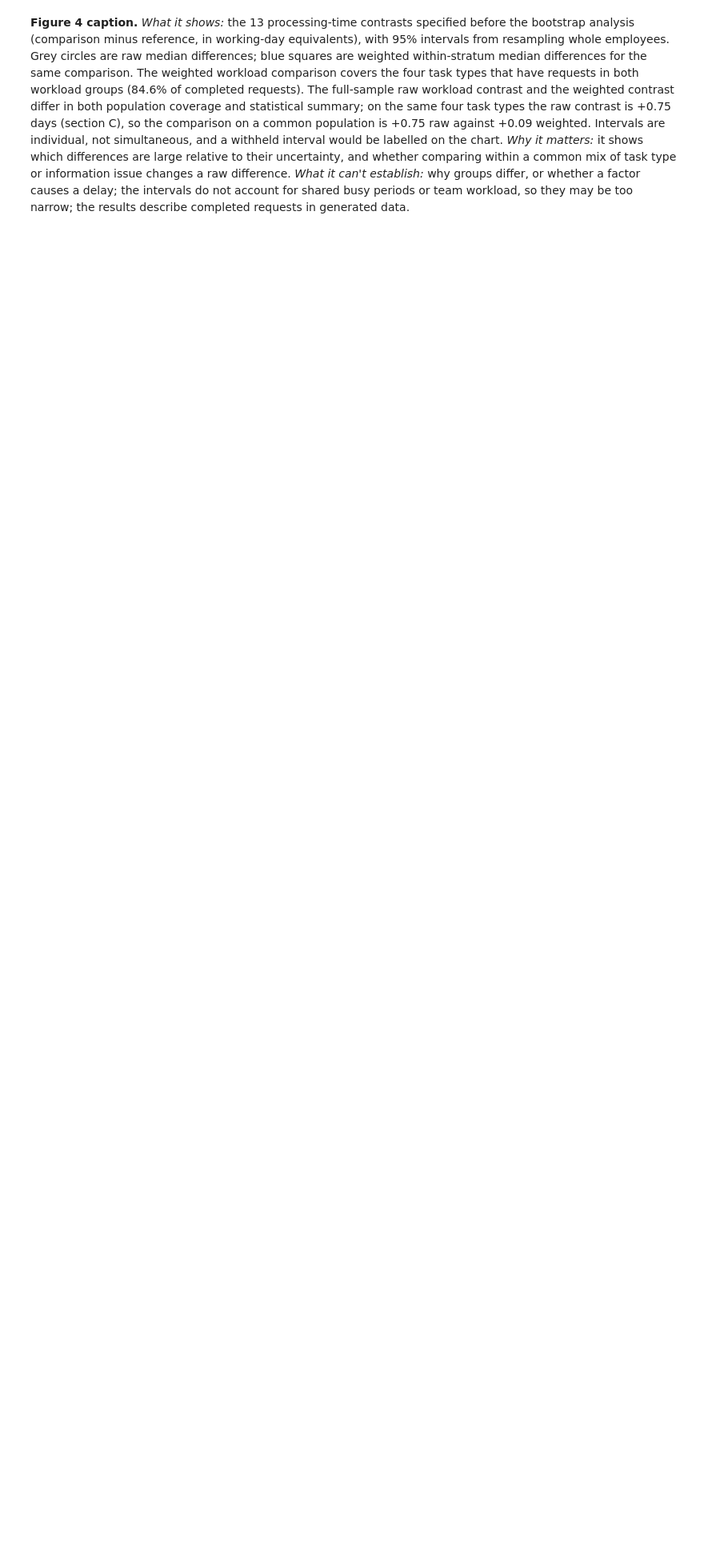
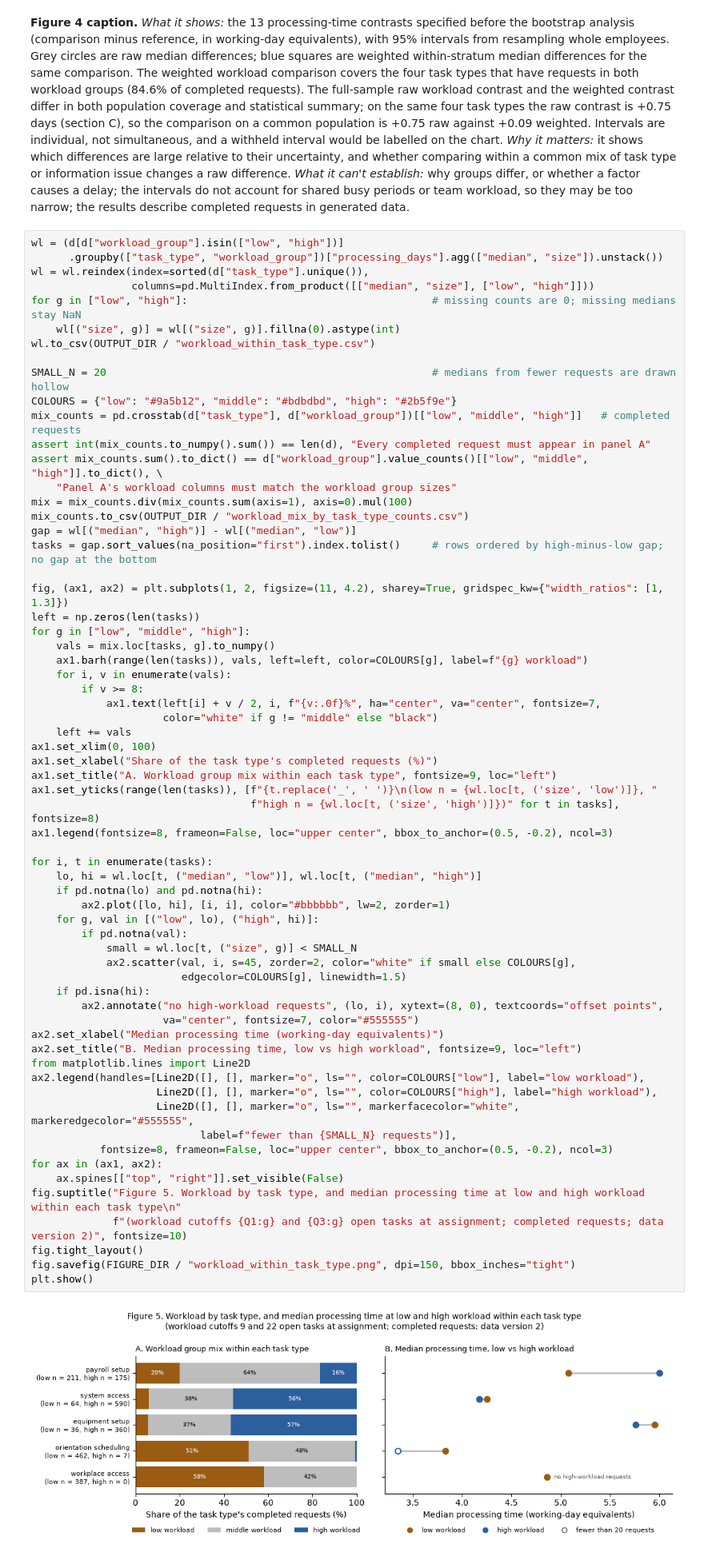
Before and after one commit to isabellemclean1001-blip/AIDA_Izzy_HR_Onboarding_Project-review, a Jupyter notebook: AIDA-2156/final-project/analysis/03_relationships_and_uncertainty.ipynb, the cells around one changed output. Shown at 80% size. Saved outputs shown, nothing was run; the diff lists cells and outputs as text; blank space fills up the shorter version.

Commit message:
AIDA 2156 final project: notebook 03 part 5, two-panel Figure 5 and spring comparison (data v2, in progress)

```diff
--- a/AIDA-2156/final-project/analysis/03_relationships_and_uncertainty.ipynb
+++ b/AIDA-2156/final-project/analysis/03_relationships_and_uncertainty.ipynb
@@ -502,3 +502,69 @@ plt.show()
 [figure]
 # %% [markdown]
 **Figure 4 caption.** *What it shows:* the 13 processing-time contrasts specified before the bootstrap analysis (comparison minus reference, in working-day equivalents), with 95% intervals from resampling whole employees. Grey circles are raw median differences; blue squares are weighted within-stratum median differences for the same comparison. The weighted workload comparison covers the four task types that have requests in both workload groups (84.6% of completed requests). The full-sample raw workload contrast and the weighted contrast differ in both population coverage and statistical summary; on the same four task types the raw contrast is +0.75 days (section C), so the comparison on a common population is +0.75 raw against +0.09 weighted. Intervals are individual, not simultaneous, and a withheld interval would be labelled on the chart. *Why it matters:* it shows which differences are large relative to their uncertainty, and whether comparing within a common mix of task type or information issue changes a raw difference. *What it can't establish:* why groups differ, or whether a factor causes a delay; the intervals do not account for shared busy periods or team workload, so they may be too narrow; the results describe completed requests in generated data.
+# %%
+wl = (d[d["workload_group"].isin(["low", "high"])]
+      .groupby(["task_type", "workload_group"])["processing_days"].agg(["median", "size"]).unstack())
+wl = wl.reindex(index=sorted(d["task_type"].unique()),
+                columns=pd.MultiIndex.from_product([["median", "size"], ["low", "high"]]))
+for g in ["low", "high"]:                                       # missing counts are 0; missing medians stay NaN
+    wl[("size", g)] = wl[("size", g)].fillna(0).astype(int)
+wl.to_csv(OUTPUT_DIR / "workload_within_task_type.csv")
+
+SMALL_N = 20                                                    # medians from fewer requests are drawn hollow
+COLOURS = {"low": "#9a5b12", "middle": "#bdbdbd", "high": "#2b5f9e"}
+mix_counts = pd.crosstab(d["task_type"], d["workload_group"])[["low", "middle", "high"]]   # completed requests
+assert int(mix_counts.to_numpy().sum()) == len(d), "Every completed request must appear in panel A"
+assert mix_counts.sum().to_dict() == d["workload_group"].value_counts()[["low", "middle", "high"]].to_dict(), \
+    "Panel A's workload columns must match the workload group sizes"
+mix = mix_counts.div(mix_counts.sum(axis=1), axis=0).mul(100)
+mix_counts.to_csv(OUTPUT_DIR / "workload_mix_by_task_type_counts.csv")
+gap = wl[("median", "high")] - wl[("median", "low")]
+tasks = gap.sort_values(na_position="first").index.tolist()     # rows ordered by high-minus-low gap; no gap at the bottom
+
+fig, (ax1, ax2) = plt.subplots(1, 2, figsize=(11, 4.2), sharey=True, gridspec_kw={"width_ratios": [1, 1.3]})
+left = np.zeros(len(tasks))
+for g in ["low", "middle", "high"]:
+    vals = mix.loc[tasks, g].to_numpy()
+    ax1.barh(range(len(tasks)), vals, left=left, color=COLOURS[g], label=f"{g} workload")
+    for i, v in enumerate(vals):
+        if v >= 8:
+            ax1.text(left[i] + v / 2, i, f"{v:.0f}%", ha="center", va="center", fontsize=7,
+                     color="white" if g != "middle" else "black")
+    left += vals
+ax1.set_xlim(0, 100)
+ax1.set_xlabel("Share of the task type's completed requests (%)")
+ax1.set_title("A. Workload group mix within each task type", fontsize=9, loc="left")
+ax1.set_yticks(range(len(tasks)), [f"{t.replace('_', ' ')}\n(low n = {wl.loc[t, ('size', 'low')]}, "
+                                   f"high n = {wl.loc[t, ('size', 'high')]})" for t in tasks], fontsize=8)
+ax1.legend(fontsize=8, frameon=False, loc="upper center", bbox_to_anchor=(0.5, -0.2), ncol=3)
+
+for i, t in enumerate(tasks):
+    lo, hi = wl.loc[t, ("median", "low")], wl.loc[t, ("median", "high")]
+    if pd.notna(lo) and pd.notna(hi):
+        ax2.plot([lo, hi], [i, i], color="#bbbbbb", lw=2, zorder=1)
+    for g, val in [("low", lo), ("high", hi)]:
+        if pd.notna(val):
+            small = wl.loc[t, ("size", g)] < SMALL_N
+            ax2.scatter(val, i, s=45, zorder=2, color="white" if small else COLOURS[g],
+                        edgecolor=COLOURS[g], linewidth=1.5)
+    if pd.isna(hi):
+        ax2.annotate("no high-workload requests", (lo, i), xytext=(8, 0), textcoords="offset points",
+                     va="center", fontsize=7, color="#555555")
+ax2.set_xlabel("Median processing time (working-day equivalents)")
+ax2.set_title("B. Median processing time, low vs high workload", fontsize=9, loc="left")
+from matplotlib.lines import Line2D
+ax2.legend(handles=[Line2D([], [], marker="o", ls="", color=COLOURS["low"], label="low workload"),
+                    Line2D([], [], marker="o", ls="", color=COLOURS["high"], label="high workload"),
+                    Line2D([], [], marker="o", ls="", markerfacecolor="white", markeredgecolor="#555555",
+                           label=f"fewer than {SMALL_N} requests")],
+           fontsize=8, frameon=False, loc="upper center", bbox_to_anchor=(0.5, -0.2), ncol=3)
+for ax in (ax1, ax2):
+    ax.spines[["top", "right"]].set_visible(False)
+fig.suptitle("Figure 5. Workload by task type, and median processing time at low and high workload within each task type\n"
+             f"(workload cutoffs {Q1:g} and {Q3:g} open tasks at assignment; completed requests; data version 2)", fontsize=10)
+fig.tight_layout()
+fig.savefig(FIGURE_DIR / "workload_within_task_type.png", dpi=150, bbox_inches="tight")
+plt.show()
+# %% [output]
+[figure, added]
```
Also changed, not shown: parts of 3 cells of this notebook.
